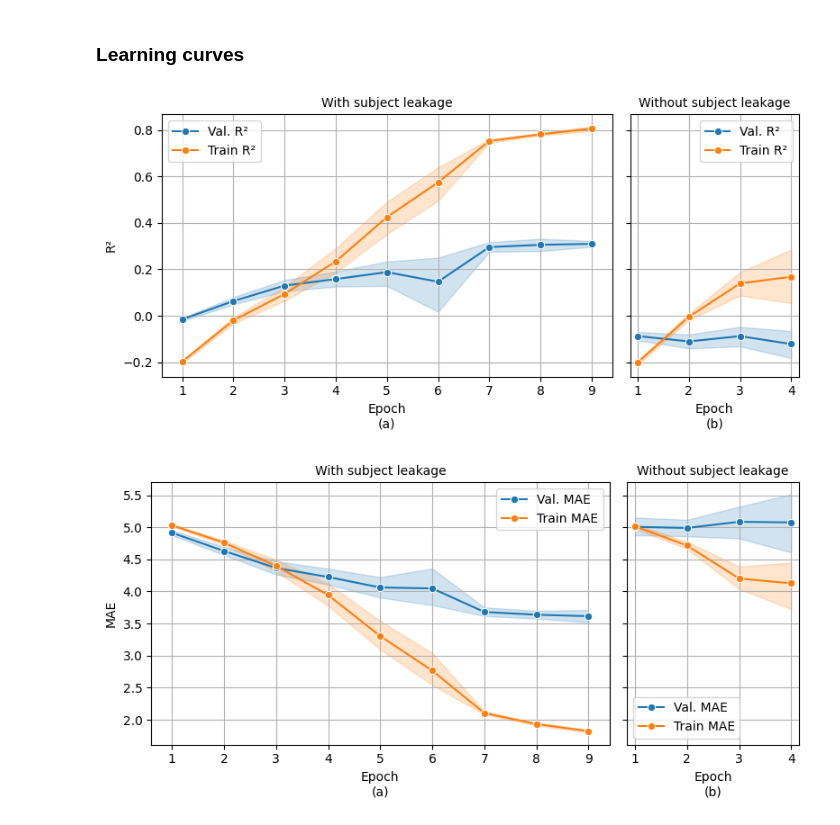
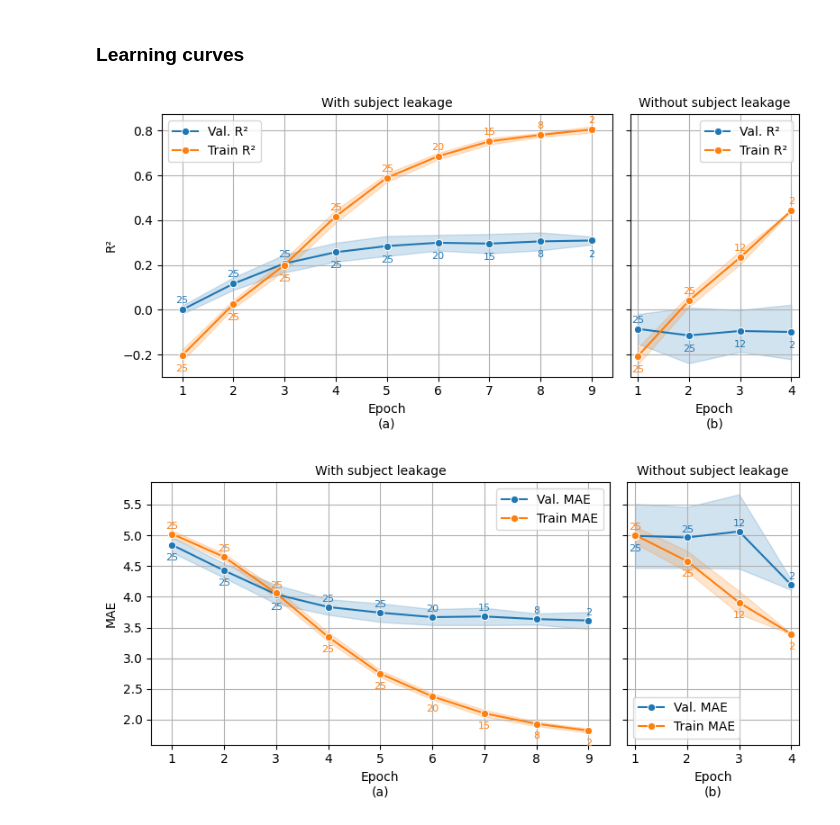
Before and after one commit to Kowd-PauUh/ml-in-depression-estimation, a Jupyter notebook: paper/notebooks/learning-curves.ipynb, the cells around one changed output. Cells and saved outputs as stored; diff of their text form; code cells hidden in the pictures.

Commit message:
Added annotations (number of samples contributing to the average) to the points

```diff
--- a/paper/notebooks/learning-curves.ipynb
+++ b/paper/notebooks/learning-curves.ipynb
@@ -9,7 +9,7 @@ import mlflow
 client = mlflow.tracking.MlflowClient()
 
 all_runs = mlflow.search_runs(search_all_experiments=True)
-df_filter = (all_runs['status'] == 'FAILED') & (all_runs['params.pretrained'] == 'True')
+df_filter = (all_runs['status'] == 'FAILED') | (all_runs['params.pretrained'] == 'False')
 all_runs = all_runs[~df_filter]
 # %%
 experiment_id_map = {e.experiment_id: e.name for e in mlflow.search_experiments()}
@@ -93,56 +93,112 @@ for i, (pair, metric_name) in enumerate([
     if flip:
         ax1, ax2 = right_axis, left_axis
 
-    # on the left without leakage
+    _min, _max = math.inf, -math.inf
+
+    # on ax1
+    ax1_metrics = {}
     for metric in pair:
         metrics = pd.DataFrame()
         for run_id in all_runs[~all_runs['subject_leakage']]['run_id'].to_list():
             new_metrics = get_metric_history(run_id, metric, metric_map[metric])
             metrics = pd.concat([metrics, new_metrics])
+        metrics = metrics[metrics['Epoch'] <= epoch_cutoff]
+
+        ax1_metrics[metric] = metrics.groupby('Epoch')[metric_map[metric]].mean()
+        ax1_metrics[f'{metric}_count'] = metrics.groupby('Epoch')[metric_map[metric]].count()
+
+        min_value = ax1_metrics[metric].min()
+        if min_value < _min:
+            _min = min_value
+        max_value = ax1_metrics[metric].max()
+        if max_value > _max:
+            _max = max_value
 
         sns.lineplot(
-            data=metrics[metrics['Epoch'] <= epoch_cutoff],
+            data=metrics,
             x='Epoch',
             y=metric_map[metric],
             marker='o',
             label=metric_map[metric],
+            errorbar='sd',
             ax=ax1
         )
 
-    # on the right with leakage
+    # on ax2
+    ax2_metrics = {}
     for metric in pair:
         metrics = pd.DataFrame()
         for run_id in all_runs[all_runs['subject_leakage']]['run_id'].to_list():
             new_metrics = get_metric_history(run_id, metric, metric_map[metric])
             metrics = pd.concat([metrics, new_metrics])
+        metrics = metrics[metrics['Epoch'] <= epoch_cutoff]
+
+        ax2_metrics[metric] = metrics.groupby('Epoch')[metric_map[metric]].mean()
+        ax2_metrics[f'{metric}_count'] = metrics.groupby('Epoch')[metric_map[metric]].count()
+
+        min_value = ax2_metrics[metric].min()
+        if min_value < _min:
+            _min = min_value
+        max_value = ax2_metrics[metric].max()
+        if max_value > _max:
+            _max = max_value
 
         sns.lineplot(
-            data=metrics[metrics['Epoch'] <= epoch_cutoff],
+            data=metrics,
             x='Epoch',
             y=metric_map[metric],
             marker='o',
             label=metric_map[metric],
+            errorbar='sd',
             ax=ax2
         )
+
+    # plot annotations on ax1
+    for epoch in ax1_metrics[pair[0]].index:
+        first_val = ax1_metrics[pair[0]].loc[epoch]
+        second_val = ax1_metrics[pair[1]].loc[epoch]
+        count_first = ax1_metrics[f'{pair[0]}_count'].loc[epoch]
+        count_second = ax1_metrics[f'{pair[1]}_count'].loc[epoch]
+
+        higher_y = max(first_val, second_val)
+        lower_y = min(first_val, second_val)
+        is_val_higher = first_val > second_val
+
+        ax1.text(epoch, higher_y + (_max - _min) * 0.04, f'{count_first if is_val_higher else count_second}', ha='center', va='center', fontsize=8, color='#1f77b4' if is_val_higher else '#ff7f0e')
+        ax1.text(epoch, lower_y - (_max - _min) * 0.04, f'{count_second if is_val_higher else count_first}', ha='center', va='top', fontsize=8, color='#1f77b4' if not is_val_higher else '#ff7f0e')
+
+    # plot annotations on ax2
+    for epoch in ax2_metrics[pair[0]].index:
+        first_val = ax2_metrics[pair[0]].loc[epoch]
+        second_val = ax2_metrics[pair[1]].loc[epoch]
+        count_first = ax2_metrics[f'{pair[0]}_count'].loc[epoch]
+        count_second = ax2_metrics[f'{pair[1]}_count'].loc[epoch]
+
+        higher_y = max(first_val, second_val)
+        lower_y = min(first_val, second_val)
+        is_val_higher = first_val > second_val
+
+        ax2.text(epoch, higher_y + (_max - _min) * 0.04, f'{count_first if is_val_higher else count_second}', ha='center', va='center', fontsize=8, color='#1f77b4' if is_val_higher else '#ff7f0e')
+        ax2.text(epoch, lower_y - (_max - _min) * 0.04, f'{count_second if is_val_higher else count_first}', ha='center', va='top', fontsize=8, color='#1f77b4' if not is_val_higher else '#ff7f0e')
 
     # customize left plot
     left_axis.grid()
     left_axis.set_ylabel(metric_name)
     left_axis.set_xlabel(f'{label}\n(a)')
     ax1.set_title('Without subject leakage', fontsize=10)
     left_axis.xaxis.set_major_locator(MultipleLocator(1))
 
     # customize right plot
     right_axis.grid()
     right_axis.set_xlabel(f'{label}\n(b)')
     right_axis.set_ylabel(None)
     ax2.set_title('With subject leakage', fontsize=10)
     right_axis.xaxis.set_major_locator(MultipleLocator(1))
     plt.setp(right_axis.get_yticklabels(), visible=False)
 
     plt.tight_layout()
     plt.savefig(PROJECT_DIR / f'paper/figures/subject_leakage/0{i+2}-{pair[0].split("_")[1]}-curve.pdf', bbox_inches='tight')
     plt.show()
 # %% [output]
-[figure, old version]
+[figure, new version]
-[figure, old version]
+[figure, new version]
```
